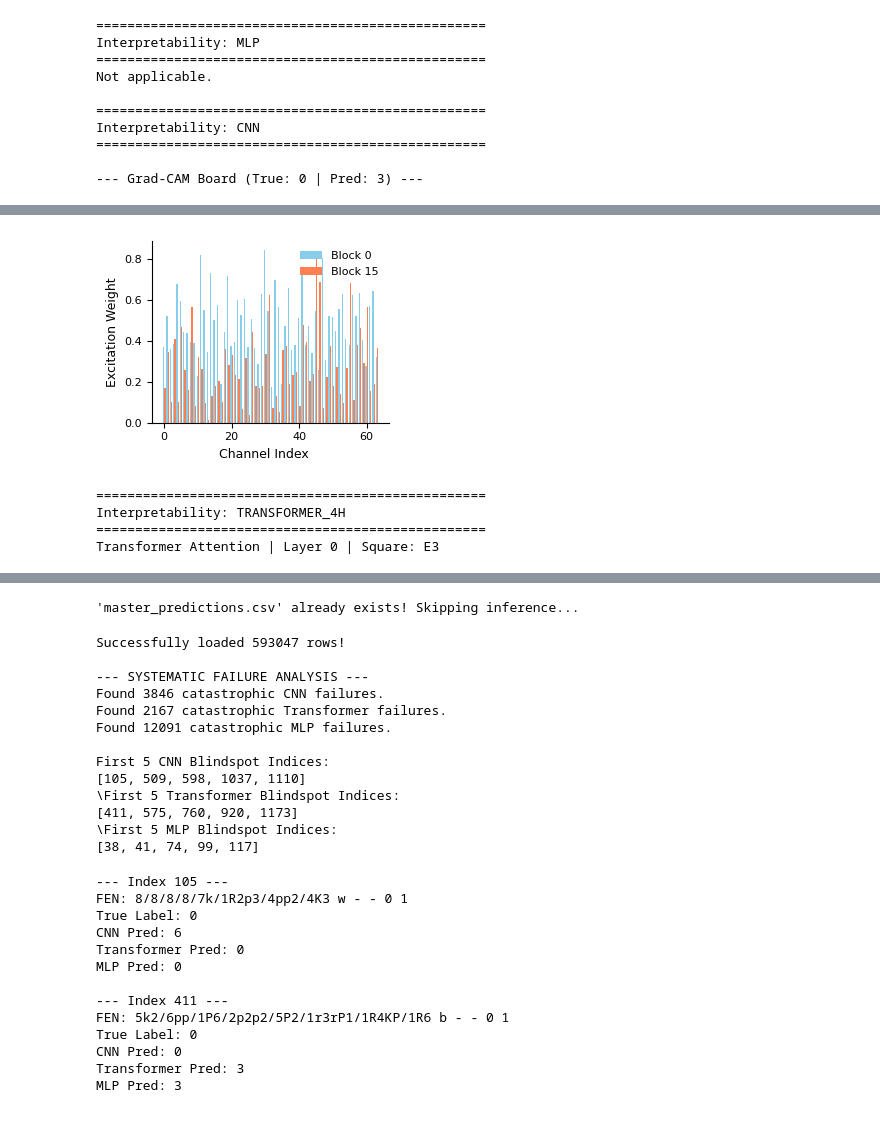
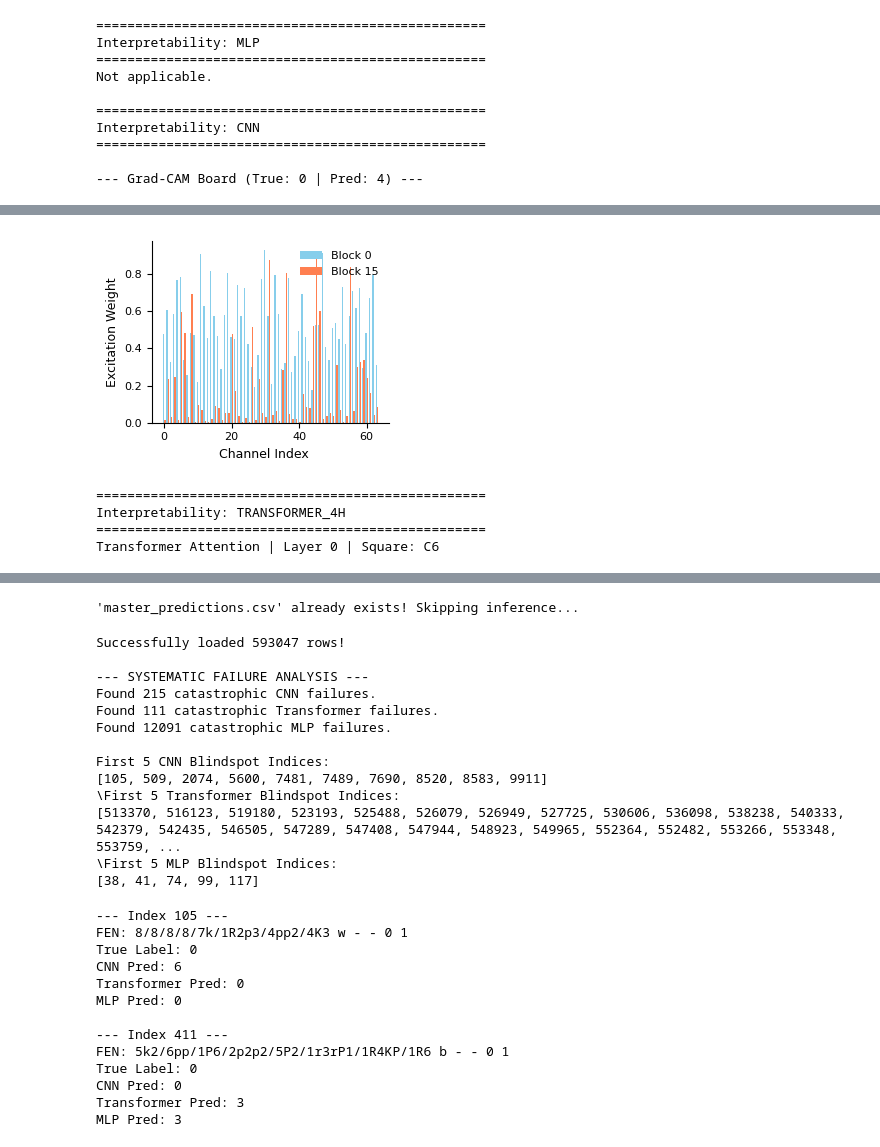
Before and after one commit to wang-yuancheng/chess, a Jupyter notebook: 06_unified_model_testing.ipynb, the cells around one changed output, grey strips where cells are left out. Drawn from its saved outputs; the diff is of its cells as text; code cells hidden in the pictures.

Commit message:
Explore failures

```diff
--- a/06_unified_model_testing.ipynb
+++ b/06_unified_model_testing.ipynb
@@ -34,7 +51,7 @@ class Config:
     # Failure Analysis Skewer: R7/6p1/2k3qp/8/8/8/2P3P1/2K5 w - - 0 1 | ["MLP", "CNN", "TRANSFORMER_8H"]
 
     # --- Change if TEST_MODE = "FEN" ---
-    FEN_STRING = "2R5/8/k7/4K3/8/8/r7/8 w - - 0 1"
+    FEN_STRING = "kr6/pp6/8/3N4/4n3/8/6PP/6RK b - - 0 1"
     TRUE_LABEL_FOR_FEN = 0
 
     # --- Change if TEST_MODE = "DATASET" ---
@@ -42,7 +59,7 @@ class Config:
     IDX_IN_LIST = 2
 
     # Toggle to save space
-    SHOW_GRADIENTS = False
+    SHOW_GRADIENTS = True
 
 MODEL_REGISTRY = {
     "CNN": {
@@ -714,40 +737,40 @@ for model_key, ctx in evaluation_context.items():
 
         se_ext = SEExtractor(model)
         plot_se_weights(se_ext, X_input, save_name, save_visuals=False)
 
     elif "TRANSFORMER" in model_key:
-        target_square_idx = chess.parse_square("e3")
+        target_square_idx = chess.parse_square("c6")
         attn_ext = TransformerAttentionExtractor(model)
 
         plot_transformer_attention(
             extractor=attn_ext,
             input_tensor=X_input,
             fen=fen,
             piece_square_index=target_square_idx,
             layer_idx=0,
             save_name=save_name,
             save_visuals=False
         )
 
     elif "MLP" in model_key:
         print(f"Not applicable.")
 # %% [output]
 ==================================================
 Interpretability: MLP
 ==================================================
 Not applicable.
 
 ==================================================
 Interpretability: CNN
 ==================================================
 
---- Grad-CAM Board (True: 0 | Pred: 3) ---
+--- Grad-CAM Board (True: 0 | Pred: 4) ---
 [drawing not drawn]
-[figure, old version]
+[figure, new version]
 ==================================================
 Interpretability: TRANSFORMER_4H
 ==================================================
-Transformer Attention | Layer 0 | Square: E3
+Transformer Attention | Layer 0 | Square: C6
 [interactive output not drawn]
 # %%
 # ==========================================
@@ -819,12 +842,12 @@ print(f"Successfully loaded {len(df)} rows!\n")
 
 cnn_blindspots = df[
     (df['TRANSFORMER_4H_pred'] == df['true_label']) &
-    (abs(df['CNN_pred'] - df['true_label']) >= 3)
+    (abs(df['CNN_pred'] - df['true_label']) >= 6)
 ]
 
 transformer_blindspots = df[
     (df['CNN_pred'] == df['true_label']) &
-    (abs(df['TRANSFORMER_4H_pred'] - df['true_label']) >= 3)
+    (abs(df['TRANSFORMER_4H_pred'] - df['true_label']) >= 6)
 ]
 
 mlp_blindspots = df[
@@ -839,10 +862,10 @@ print(f"Found {len(transformer_blindspots)} catastrophic Transformer failures.")
 print(f"Found {len(mlp_blindspots)} catastrophic MLP failures.")
 
 print("\nFirst 5 CNN Blindspot Indices:")
-print(cnn_blindspots['index'].head(5).tolist())
+print(cnn_blindspots['index'].head(10).tolist())
 
 print("\First 5 Transformer Blindspot Indices:")
-print(transformer_blindspots['index'].head(5).tolist())
+print(transformer_blindspots['index'].tail(50).tolist())
 
 print("\First 5 MLP Blindspot Indices:")
 print(mlp_blindspots['index'].head(5).tolist())
@@ -850,14 +873,14 @@ print(mlp_blindspots['index'].head(5).tolist())
 Successfully loaded 593047 rows!
 
 --- SYSTEMATIC FAILURE ANALYSIS ---
-Found 3846 catastrophic CNN failures.
-Found 2167 catastrophic Transformer failures.
+Found 215 catastrophic CNN failures.
+Found 111 catastrophic Transformer failures.
 Found 12091 catastrophic MLP failures.
 
 First 5 CNN Blindspot Indices:
-[105, 509, 598, 1037, 1110]
+[105, 509, 2074, 5600, 7481, 7489, 7690, 8520, 8583, 9911]
 \First 5 Transformer Blindspot Indices:
-[411, 575, 760, 920, 1173]
+[513370, 516123, 519180, 523193, 525488, 526079, 526949, 527725, 530606, 536098, 538238, 540333, 542379, 542435, 546505, 547289, 547408, 547944, 548923, 549965, 552364, 552482, 553266, 553348, 553759, ...
 \First 5 MLP Blindspot Indices:
 [38, 41, 74, 99, 117]
 # %%
```
Also changed, not shown: parts of 4 cells of this notebook, 1 other file.
